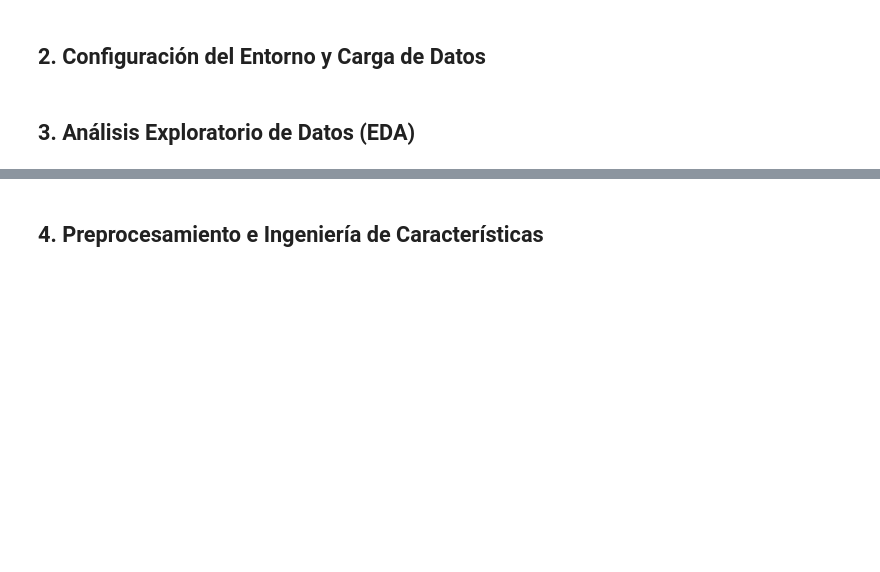
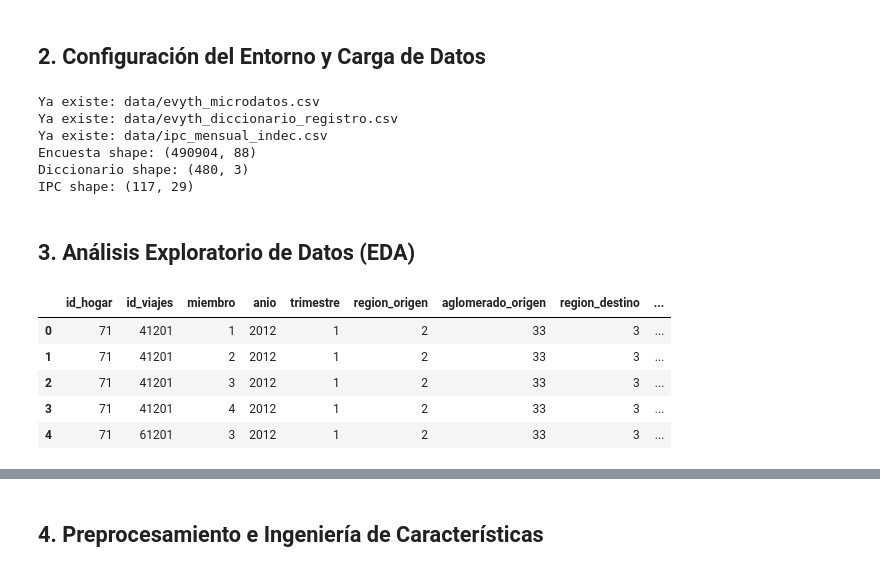
Before and after one commit to vbravo0/intro-ia-bravo, a Jupyter notebook: notebook.ipynb, the cells around one changed output, grey strips where cells are left out. Drawn from its saved outputs; the diff is of its cells as text; code cells hidden in the pictures; blank space fills up the shorter version.

```diff
--- a/notebook.ipynb
+++ b/notebook.ipynb
@@ -10,5 +10,53 @@ Universidad Nacional de Luján (UNLu)
 ## 1. Introducción y Definición del Problema
 # %% [markdown]
 ## 2. Configuración del Entorno y Carga de Datos
+# %%
+import os
+import urllib.request
+import pandas as pd
+
+pd.set_option('display.max_columns', None)
+os.makedirs("data", exist_ok=True)
+
+urls = {
+    "data/evyth_microdatos.csv": "https://datos.yvera.gob.ar/dataset/b5819e9b-5edf-4aad-bd39-a81158a2b3f3/resource/645e5505-68ee-4cfa-90f9-fcc9a4a34a85/download/evyth_microdatos.csv",
+    "data/evyth_diccionario_registro.csv": "https://datos.yvera.gob.ar/dataset/b5819e9b-5edf-4aad-bd39-a81158a2b3f3/resource/d8107236-f5ba-428d-8a31-f9b2034d8c8f/download/evyth_diccionario_registro.csv",
+    "data/ipc_mensual_indec.csv": "https://apis.datos.gob.ar/series/api/series?ids=145.3_INGNACNAL_DICI_M_15&format=csv&limit=1000"
+}
+
+for path, url in urls.items():
+    if not os.path.exists(path):
+        print(f"Descargando {path}...")
+        req = urllib.request.Request(url, headers={"User-Agent": "Mozilla/5.0"})
+        with urllib.request.urlopen(req) as response, open(path, "wb") as f_out:
+            f_out.write(response.read())
+        print(f"Descargado: {path}")
+    else:
+        print(f"Ya existe: {path}")
+
+df_encuesta = pd.read_csv("data/evyth_microdatos.csv")
+df_dicc = pd.read_csv("data/evyth_diccionario_registro.csv")
+df_ipc = pd.read_csv("data/ipc_mensual_indec.csv")
+
+print("Encuesta shape:", df_encuesta.shape)
+print("Diccionario shape:", df_dicc.shape)
+print("IPC shape:", df_ipc.shape)
+# %% [output]
+Ya existe: data/evyth_microdatos.csv
+Ya existe: data/evyth_diccionario_registro.csv
+Ya existe: data/ipc_mensual_indec.csv
+Encuesta shape: (490904, 88)
+Diccionario shape: (480, 3)
+IPC shape: (117, 29)
 # %% [markdown]
 ## 3. Análisis Exploratorio de Datos (EDA)
+# %%
+# EVyTH: Microdatos de la Encuesta de Viajes y Turismo de los Hogares (viajes, destinos, gastos y perfiles)
+df_encuesta.head()
+# %% [output]
+|  | id_hogar | id_viajes | miembro | anio | trimestre | region_origen | aglomerado_origen | region_destino | ... |
+| 0 | 71 | 41201 | 1 | 2012 | 1 | 2 | 33 | 3 | ... |
+| 1 | 71 | 41201 | 2 | 2012 | 1 | 2 | 33 | 3 | ... |
+| 2 | 71 | 41201 | 3 | 2012 | 1 | 2 | 33 | 3 | ... |
+| 3 | 71 | 41201 | 4 | 2012 | 1 | 2 | 33 | 3 | ... |
+| 4 | 71 | 61201 | 3 | 2012 | 1 | 2 | 33 | 3 | ... |
```
Also changed, not shown: parts of 10 cells of this notebook, 1 other file.
